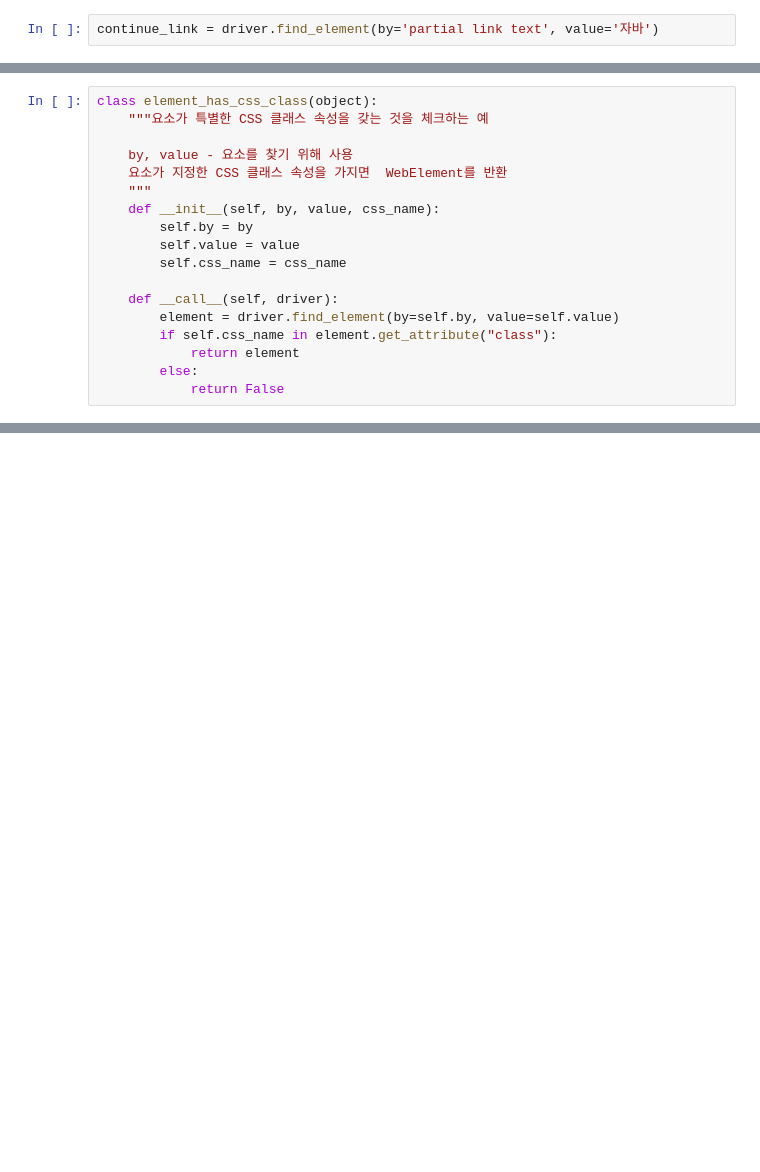
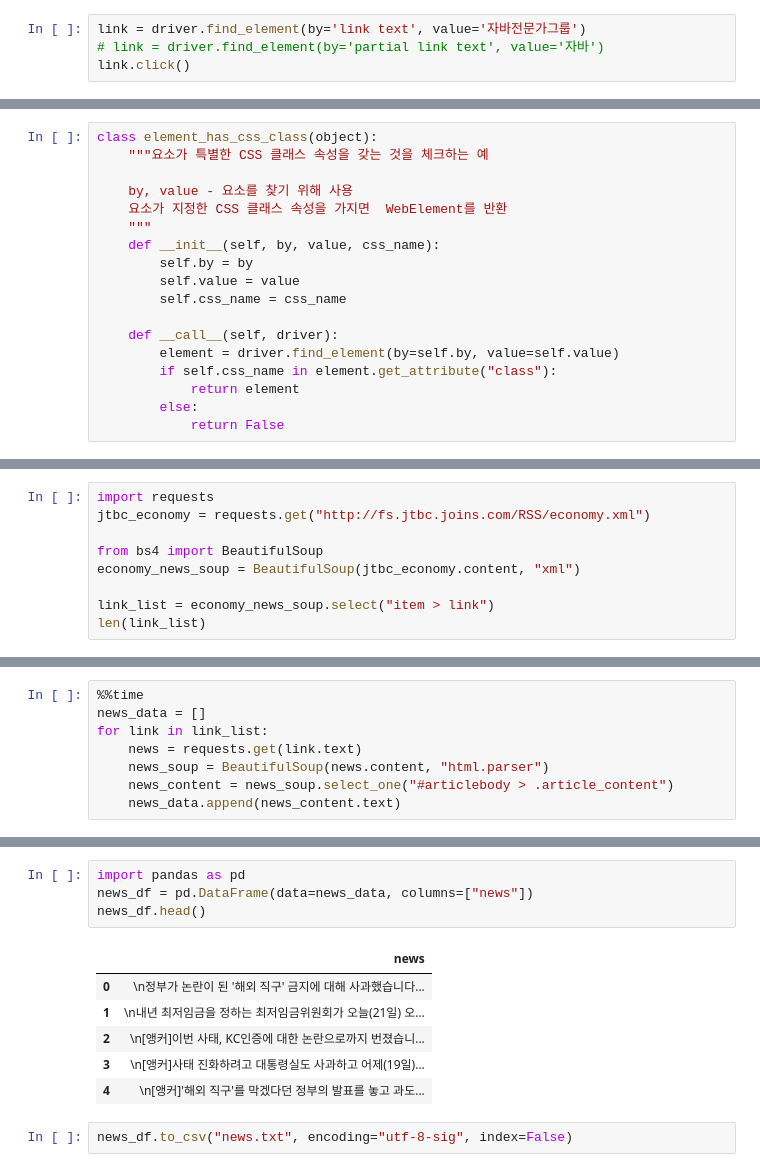
Before and after one commit to hjk7902/data, a Jupyter notebook: 4장. 웹데이터 수집 - 3절. Selenium을 이용한 웹 데이터 수집.ipynb, the cells around one changed output, grey strips where cells are left out. Cells and saved outputs as stored; diff of their text form; blank space fills up the shorter version.

```diff
--- a/4장. 웹데이터 수집 - 3절. Selenium을 이용한 웹 데이터 수집.ipynb
+++ b/4장. 웹데이터 수집 - 3절. Selenium을 이용한 웹 데이터 수집.ipynb
@@ -140,2 +141,4 @@ clear_button = driver.find_element(by='xpath', value="//form[@id='loginForm']/in
 # %%
-continue_link = driver.find_element(by='partial link text', value='자바')
+link = driver.find_element(by='link text', value='자바전문가그룹')
+# link = driver.find_element(by='partial link text', value='자바')
+link.click()
@@ -251,0 +445,9 @@ Events
+# %%
+import requests
+jtbc_economy = requests.get("http://fs.jtbc.joins.com/RSS/economy.xml")
+
+from bs4 import BeautifulSoup
+economy_news_soup = BeautifulSoup(jtbc_economy.content, "xml")
+
+link_list = economy_news_soup.select("item > link")
+len(link_list)
@@ -251,0 +456,8 @@ Events
+# %%
+%%time
+news_data = []
+for link in link_list:
+    news = requests.get(link.text)
+    news_soup = BeautifulSoup(news.content, "html.parser")
+    news_content = news_soup.select_one("#articlebody > .article_content")
+    news_data.append(news_content.text)
@@ -251,0 +490,13 @@ Events
+# %%
+import pandas as pd
+news_df = pd.DataFrame(data=news_data, columns=["news"])
+news_df.head()
+# %% [output]
+|  | news |
+| 0 | \n정부가 논란이 된 '해외 직구' 금지에 대해 사과했습니다... |
+| 1 | \n내년 최저임금을 정하는 최저임금위원회가 오늘(21일) 오... |
+| 2 | \n[앵커]이번 사태, KC인증에 대한 논란으로까지 번졌습니... |
+| 3 | \n[앵커]사태 진화하려고 대통령실도 사과하고 어제(19일)... |
+| 4 | \n[앵커]'해외 직구'를 막겠다던 정부의 발표를 놓고 과도... |
+# %%
+news_df.to_csv("news.txt", encoding="utf-8-sig", index=False)
```
Also changed, not shown: parts of 37 cells of this notebook.
